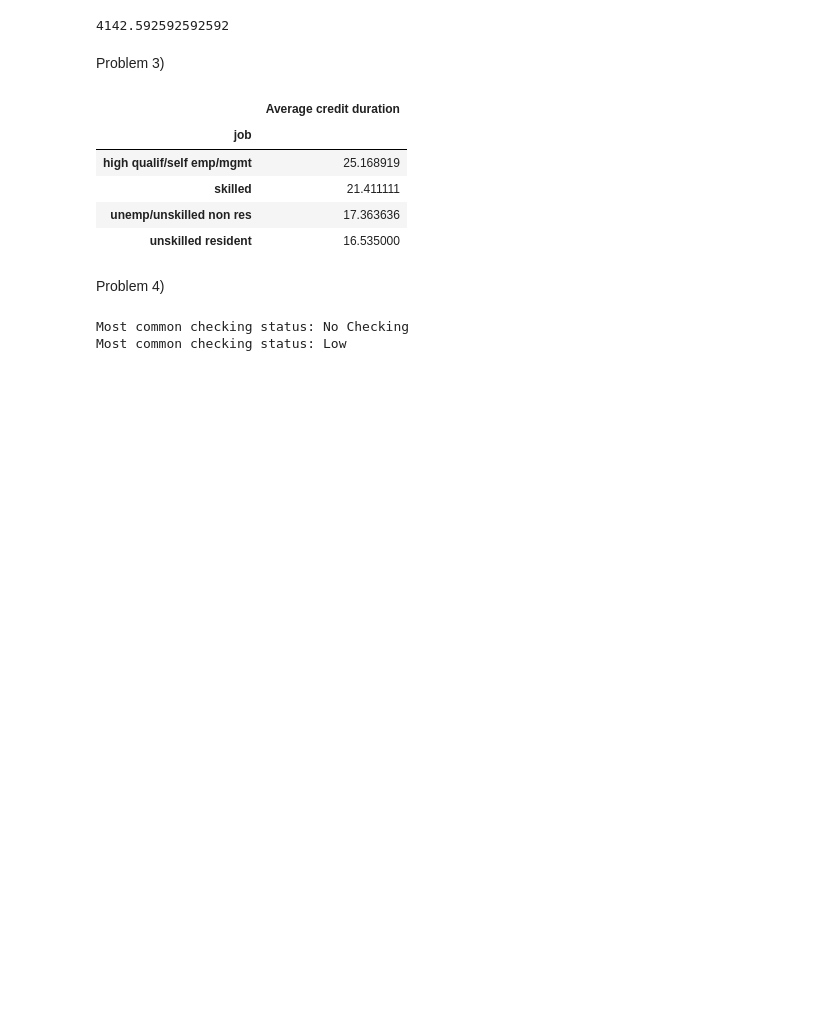
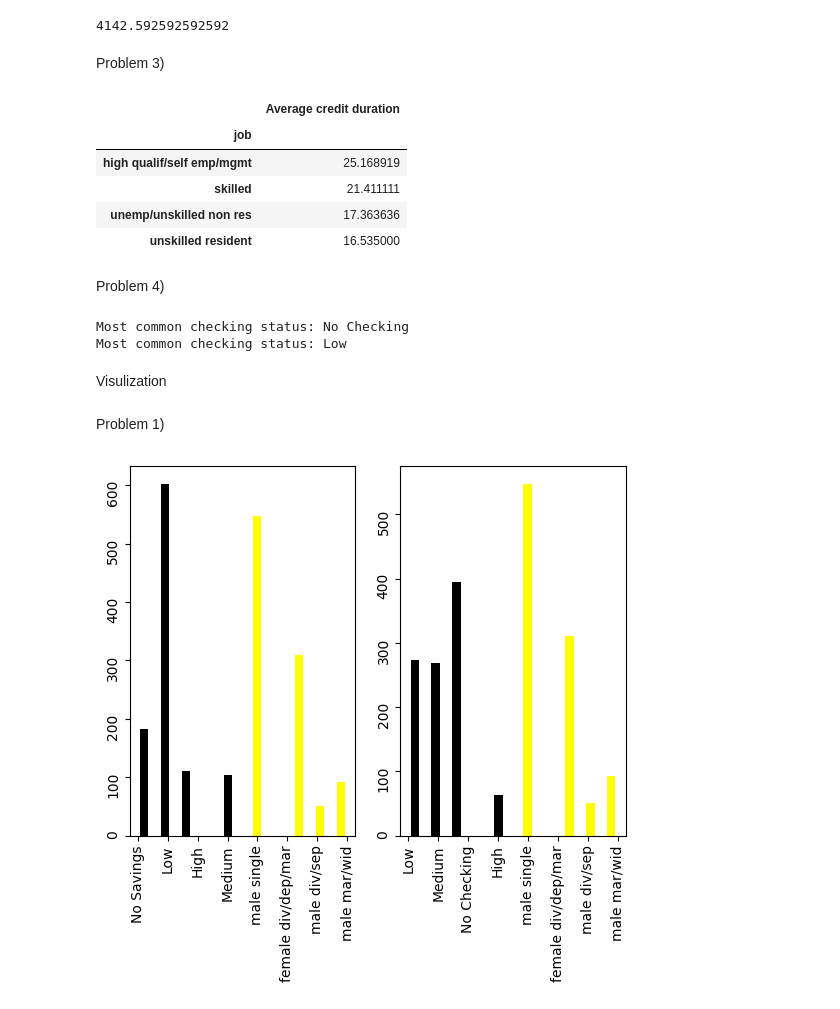
Before and after one commit to JahCSpeed/Data-Man, a Jupyter notebook: Hw3/german_credit.ipynb, the cells around one changed output. Cells and saved outputs as stored; diff of their text form; code cells hidden in the pictures; blank space fills up the shorter version.

```diff
--- a/Hw3/german_credit.ipynb
+++ b/Hw3/german_credit.ipynb
@@ -162,3 +163,20 @@ print("Most common checking status: %s" %df['savings_status'].value_counts().idx
 # %% [output]
 Most common checking status: No Checking
 Most common checking status: Low
+# %% [markdown]
+Visulization
+# %% [markdown]
+Problem 1)
+# %%
+fig, axes = plt.subplots(1, 2)
+colors = ['black', 'yellow']
+plt.xticks(rotation = 45)
+axes[0].hist([df['savings_status'],df['personal_status']],color = colors)
+axes[0].tick_params(labelrotation=90)
+plt.xticks(rotation = 45)
+axes[1].hist([df['checking_status'],df['personal_status']],color = colors)
+axes[1].tick_params(labelrotation=90)
+
+plt.show()
+# %% [output]
+[figure, added]
```
Also changed, not shown: parts of 5 cells of this notebook, 2 other files.
